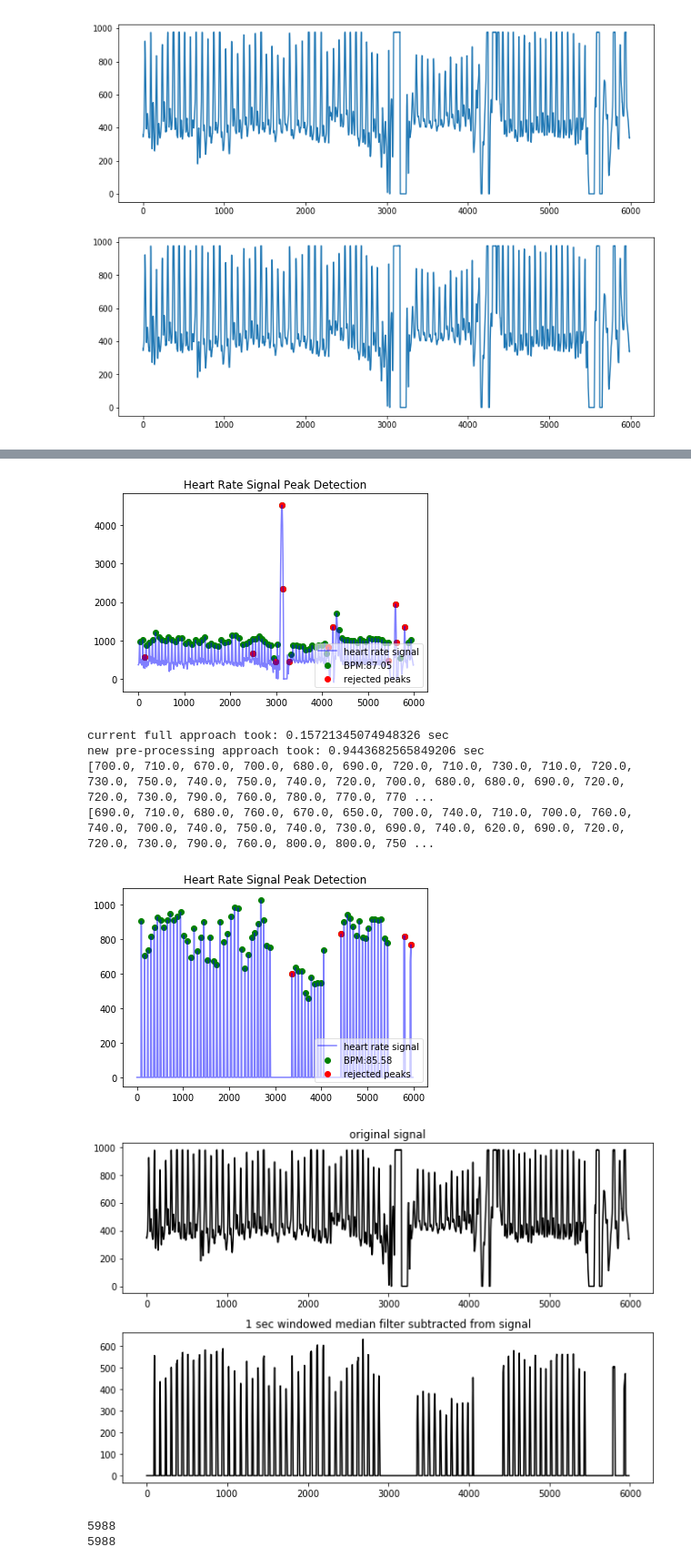
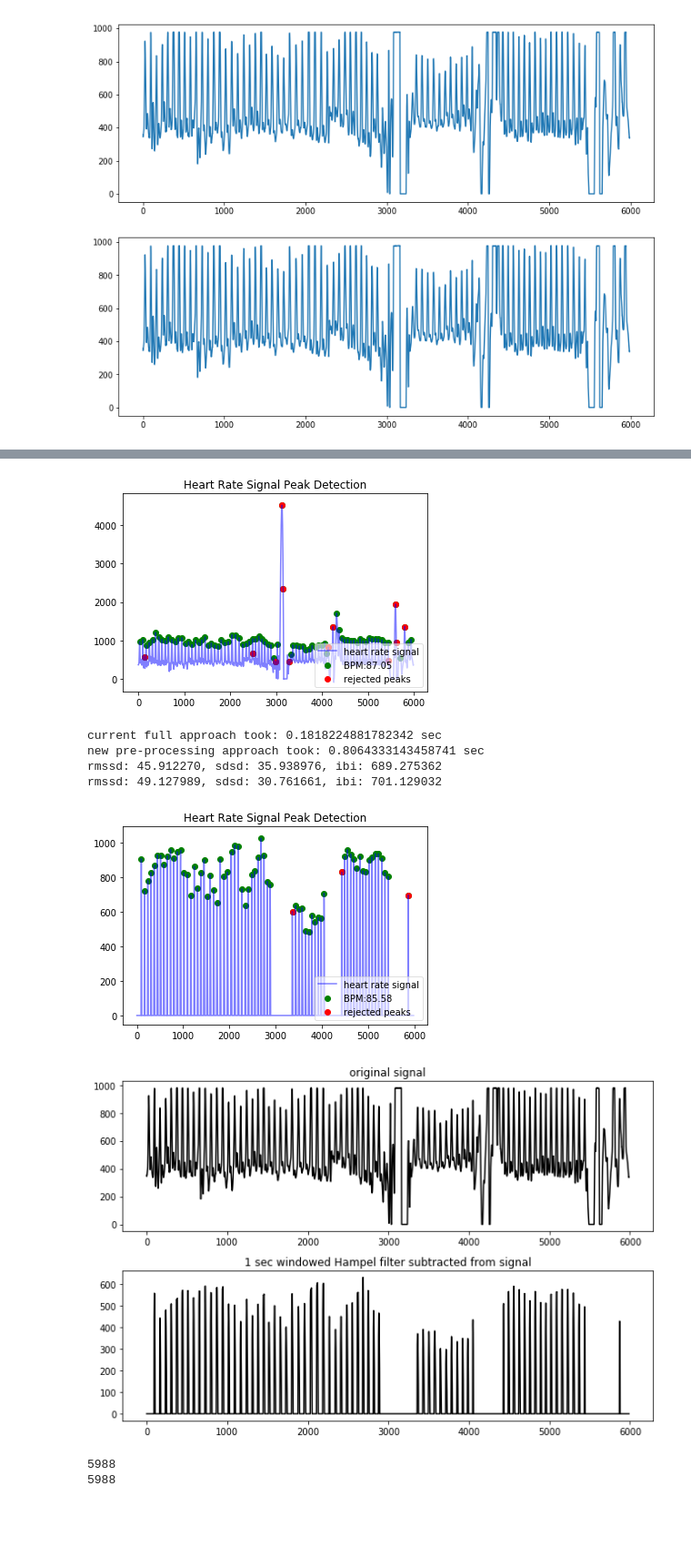
Before and after one commit to paulvangentcom/heartrate_analysis_python, a Jupyter notebook: experimental/HampelFilter.ipynb, the cells around one changed output, grey strips where cells are left out. Shown: that part at 91% size. Drawn from its saved outputs; the diff is of its cells as text; code cells hidden in the pictures; blank space fills up the shorter version.

```diff
--- a/experimental/HampelFilter.ipynb
+++ b/experimental/HampelFilter.ipynb
@@ -25,7 +25,7 @@ def MAD(data):
     - data: 1-dimensional numpy array containing data
     '''
     med = np.median(data)
-    return np.median(np.abs(data - med))
+    return np.mean(np.abs(data - med))
 # %%
 #let's explore the MAD result given the signal
 filtsize = 6
@@ -56,7 +56,6 @@ def hampelfilt(data, filtsize=6):
     '''
     datatmp = [x for x in data]
     onesided_filt = filtsize // 2
-    madarray = [0 for x in range(0, onesided_filt)]
     for i in range(onesided_filt, len(data) - onesided_filt - 1):
         dataslice = datatmp[i - onesided_filt : i + onesided_filt]
         mad = MAD(dataslice)
@@ -103,43 +102,45 @@ import time
 fs = 100.0
 
 t1 = time.clock()
 measures = hb.process(data, 100.0)
 hb.plotter()
 t_total = time.clock() - t1
 
 print('current full approach took: %s sec' %t_total)
 
 t1 = time.clock()
-diff2 = data - hampelfilt(data, filtsize = int(measures['bpm']))
+diff2 = data - hampelfilt(data, filtsize = 100)
 t_total = time.clock() - t1
 
 print('new pre-processing approach took: %s sec' %t_total)
 
-print(hb.working_data['RR_list_cor'])
+#print(hb.working_data['RR_list_cor'])
+print('rmssd: %f, sdsd: %f, ibi: %f' %(measures['rmssd'], measures['sdsd'], measures['ibi']))
 m = hb.process(diff2, 100.0)
-print(hb.working_data['RR_list_cor'])
+#print(hb.working_data['RR_list_cor'])
+print('rmssd: %f, sdsd: %f, ibi: %f' %(measures['rmssd'], measures['sdsd'], measures['ibi']))
 hb.plotter()
 
 plt.figure(figsize=(9,6))
 plt.subplot(211)
 plt.plot(data, color='black')
 plt.title('original signal')
 plt.subplot(212)
 plt.plot(diff2, color='black')
-plt.title('1 sec windowed median filter subtracted from signal')
+plt.title('1 sec windowed Hampel filter subtracted from signal')
 plt.tight_layout()
 plt.show()
 
 print(len(data))
 print(len(diff2))
 # %% [output]
 [figure]
-current full approach took: 0.15721345074948326 sec
-new pre-processing approach took: 0.9443682565849206 sec
-[700.0, 710.0, 670.0, 700.0, 680.0, 690.0, 720.0, 710.0, 730.0, 710.0, 720.0, 730.0, 750.0, 740.0, 750.0, 740.0, 720.0, 700.0, 680.0, 680.0, 690.0, 720.0, 720.0, 730.0, 790.0, 760.0, 780.0, 770.0, 770 ...
-[690.0, 710.0, 680.0, 760.0, 670.0, 650.0, 700.0, 740.0, 710.0, 700.0, 760.0, 740.0, 700.0, 740.0, 750.0, 740.0, 730.0, 690.0, 740.0, 620.0, 690.0, 720.0, 720.0, 730.0, 790.0, 760.0, 800.0, 800.0, 750 ...
+current full approach took: 0.1818224881782342 sec
+new pre-processing approach took: 0.8064333143458741 sec
+rmssd: 45.912270, sdsd: 35.938976, ibi: 689.275362
+rmssd: 49.127989, sdsd: 30.761661, ibi: 701.129032
-[figure, old version]
+[figure, new version]
-[figure, old version]
+[figure, new version]
 5988
 5988
 # %%
```
Also changed, not shown: parts of 5 cells of this notebook, 5 other files.
